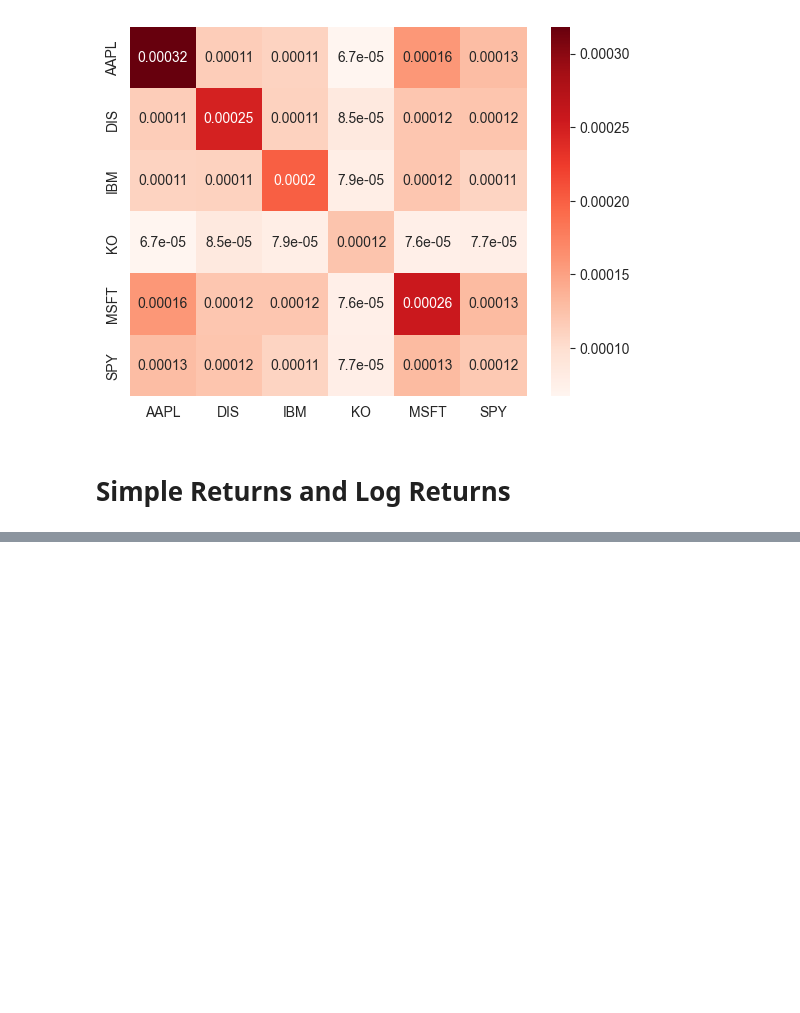
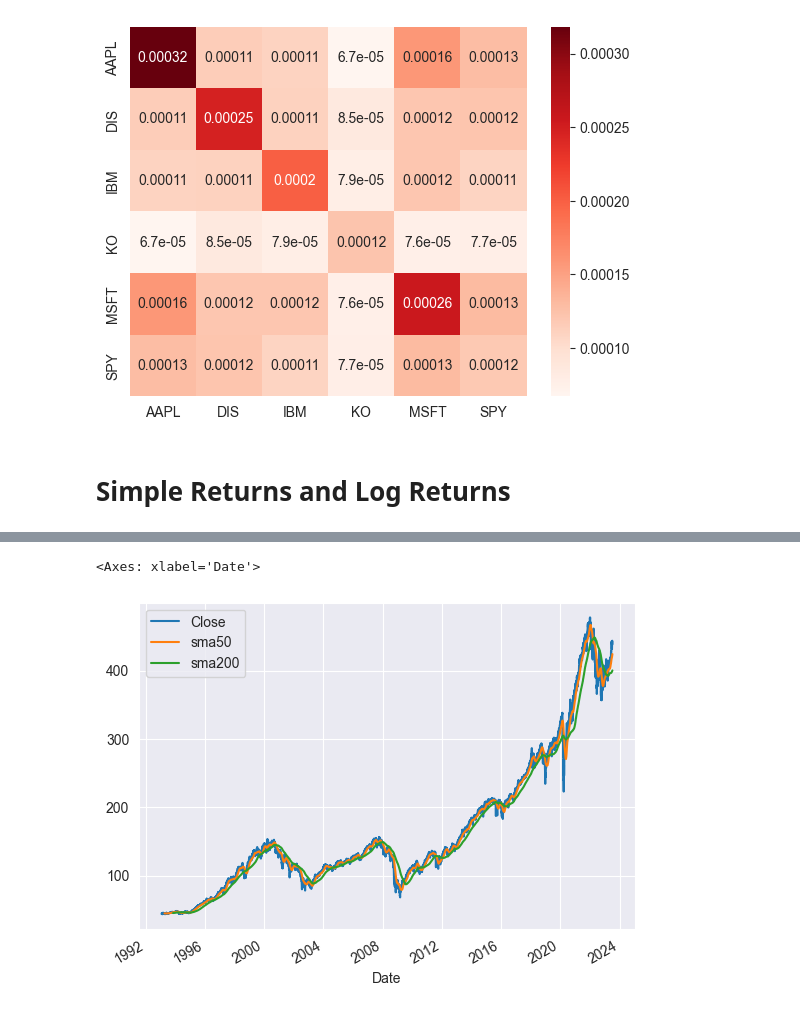
Before and after one commit to apolanco3225/Quant-Finance-Courses, a Jupyter notebook: Algoritmic Trading Bot/Tutorials (exercises)/Algo Trading.ipynb, the cells around one changed output, grey strips where cells are left out. Saved outputs shown, nothing was run; the diff lists cells and outputs as text; code cells hidden in the pictures; blank space fills up the shorter version.

```diff
--- a/Algoritmic Trading Bot/Tutorials (exercises)/Algo Trading.ipynb
+++ b/Algoritmic Trading Bot/Tutorials (exercises)/Algo Trading.ipynb
@@ -452,0 +578,6 @@ sns.heatmap(returns_df.cov(), cmap="Reds", annot=True);
+# %%
+spy_df["sma200"] = spy_df.Close.rolling(window=200, min_periods=200).mean()
+spy_df.plot()
+# %% [output]
+<Axes: xlabel='Date'>
+[figure, added]
```
Also changed, not shown: parts of 22 cells of this notebook.
